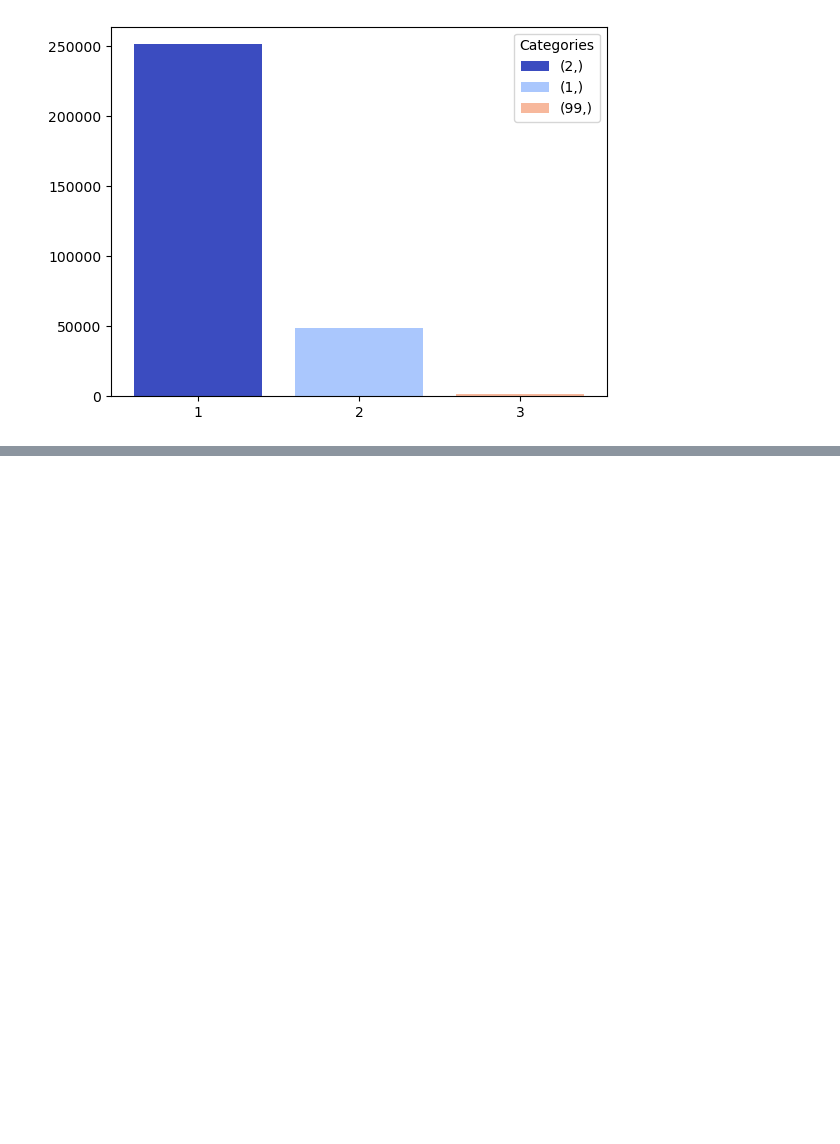
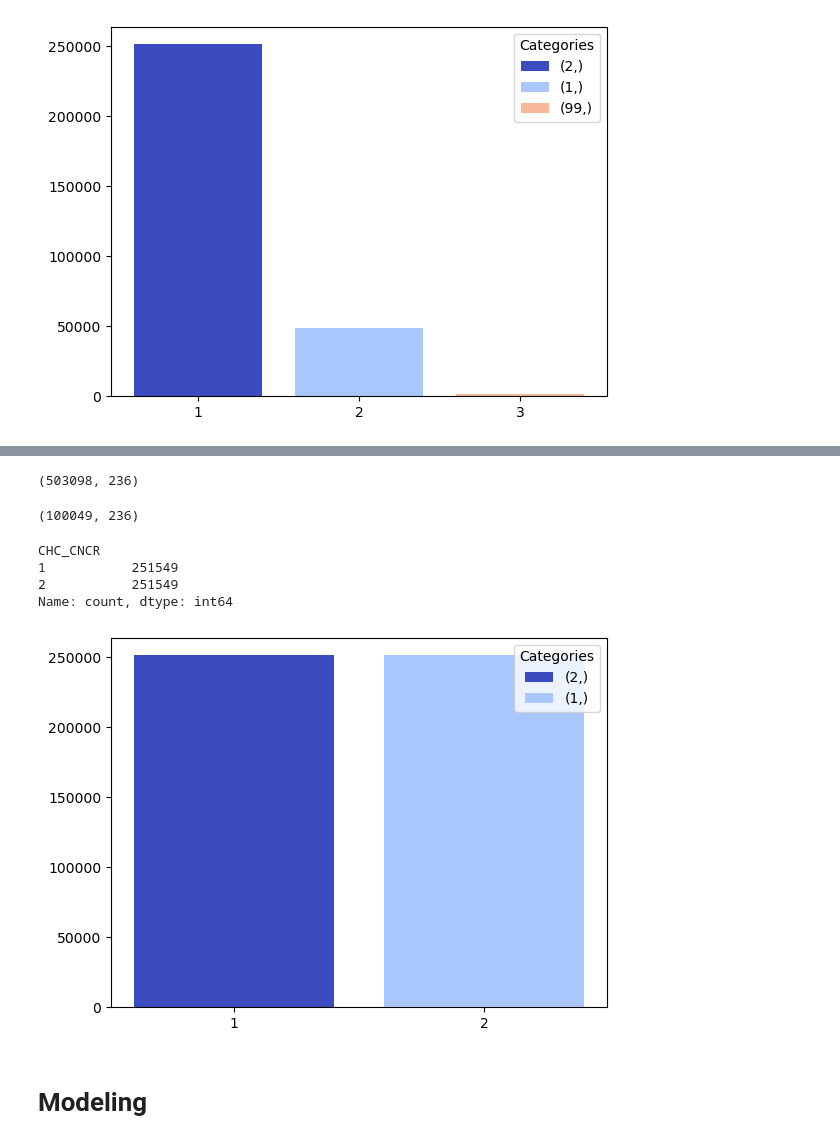
Before and after one commit to dave-mainag/Predictive-Modeling-for-Cancer-Screening, a Jupyter notebook: Notebook.ipynb, the cells around one changed output, grey strips where cells are left out. Drawn from its saved outputs; the diff is of its cells as text; code cells hidden in the pictures; blank space fills up the shorter version.

Commit message:
data preprocessing final

```diff
--- a/Notebook.ipynb
+++ b/Notebook.ipynb
@@ -1014,0 +1826,2 @@ X_test_imputed = pd.read_csv('/Users/dave/Documents/Flatiron/Capstone Project/Ca
+# %%
+num_columns = ['WEIGHT2', 'HTIN4', 'X_LLCPWT']
@@ -1034,0 +1893,5 @@ plt.xticks(list(range(1,4)));
+# %%
+# Remove class '99' in target variable [y]
+# Identify indices where y_train['CHC_CNCR'] is 99
+rm_indices_train = y_train[y_train['CHC_CNCR'] == 99].index
+rm_indices_test = y_test[y_test['CHC_CNCR'] == 99].index
@@ -1034,0 +1907,8 @@ plt.xticks(list(range(1,4)));
+# %%
+# Remove instances with class label '99' from the training set
+X_train_final = X_train_imputed.drop(index=rm_indices_train)
+y_train = y_train.drop(index=rm_indices_train)
+
+# Remove instances with class label '99' from the test set
+X_test_final = X_test_imputed.drop(index=rm_indices_test)
+y_test = y_test.drop(index=rm_indices_test)
@@ -1034,0 +1930,22 @@ plt.xticks(list(range(1,4)));
+# %%
+# Define categorical features and numerical features
+categorical_features = [col for col in X_train_imputed.columns if col not in num_columns]
+numerical_features = ['WEIGHT2', 'HTIN4']
+
+# Define preprocessing steps for categorical and numerical features
+preprocessor = ColumnTransformer(
+    transformers=[
+        ('cat', OneHotEncoder(), categorical_features),
+        ('num', StandardScaler(), numerical_features)
+    ],
+    remainder='passthrough'
+)
+
+# Define the pipeline with preprocessing and SMOTE
+pipeline = imb_Pipeline([
+    ('preprocessor', preprocessor),
+    ('smote', SMOTE(random_state=42))
+])
+
+# Apply the pipeline to the entire dataset
+X_train_ohe_resampled, y_train_ohe_resampled = pipeline.fit_resample(X_train_final, y_train)
@@ -1034,0 +1960,24 @@ plt.xticks(list(range(1,4)));
+# %%
+X_train_resampled.shape
+# %% [output]
+(503098, 236)
+# %%
+X_test_ohe.shape
+# %% [output]
+(100049, 236)
+# %%
+y_train_ohe_resampled.value_counts()
+# %% [output]
+CHC_CNCR
+1           251549
+2           251549
+Name: count, dtype: int64
+# %%
+# Make plot
+plt.bar([1, 2], y_train_ohe_resampled.value_counts(), label= list(y_train.value_counts().index), color=colors)
+plt.legend(title = 'Categories')
+plt.xticks(list(range(1,3)));
+# %% [output]
+[figure, added]
+# %% [markdown]
+# Modeling
```
Also changed, not shown: parts of 106 cells of this notebook.
